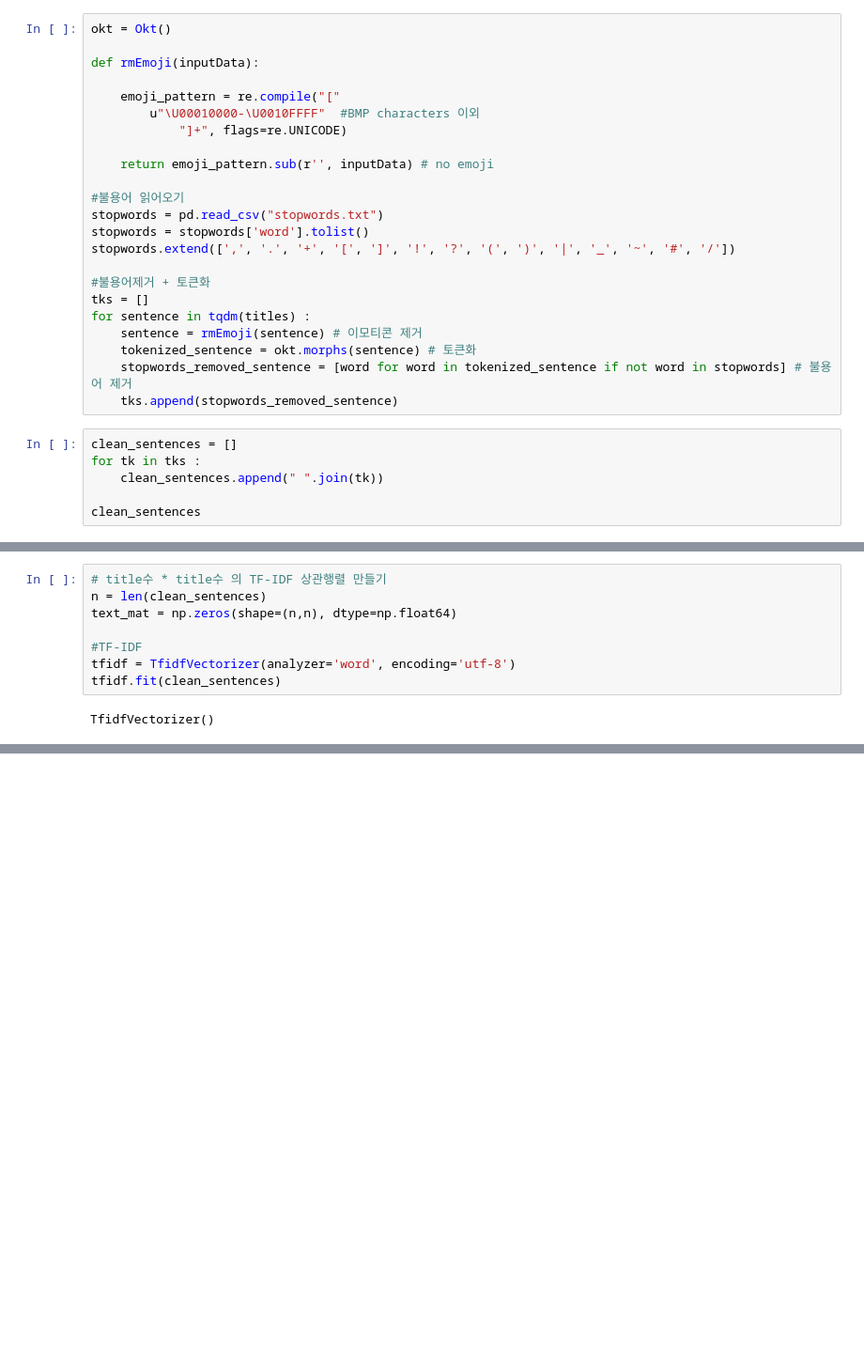
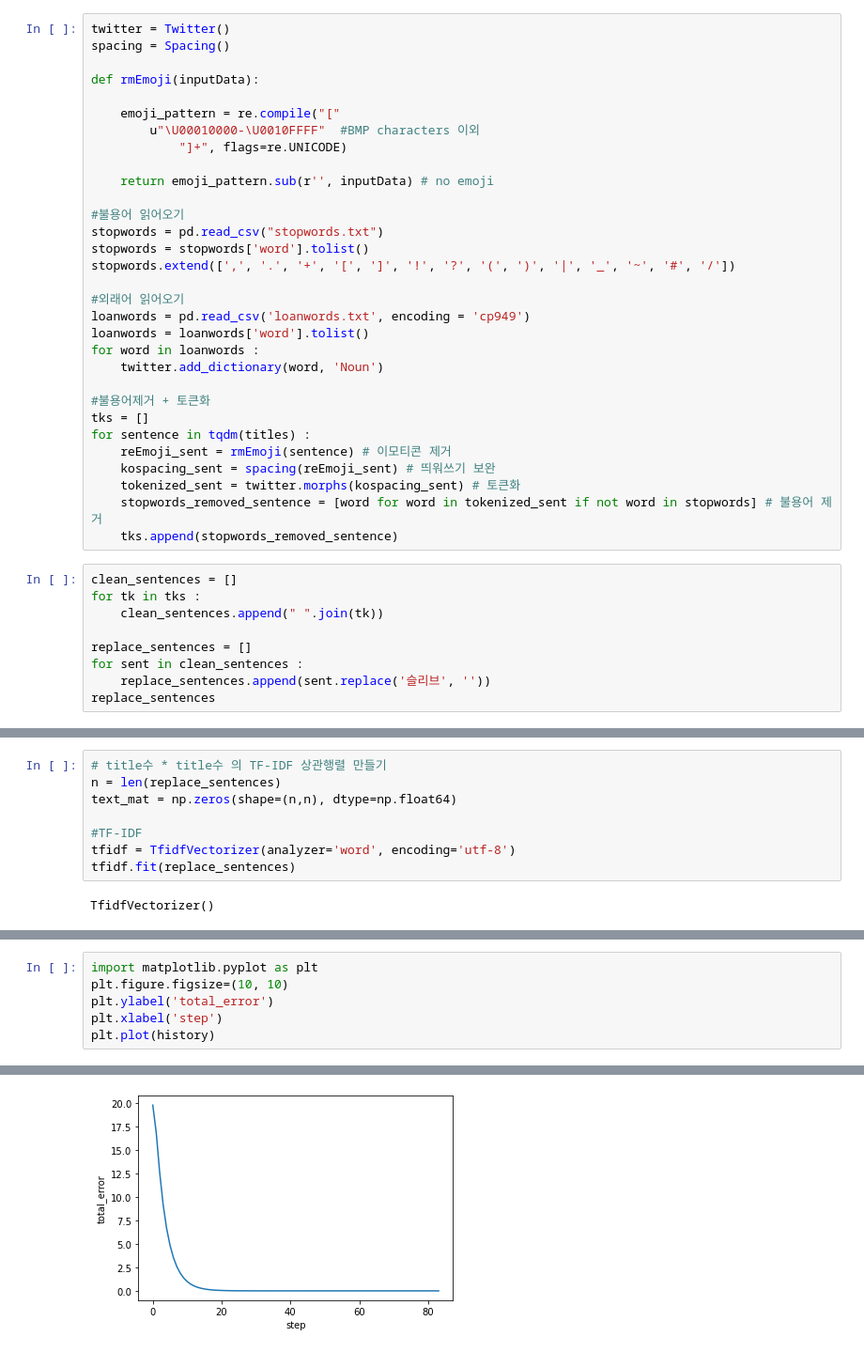
Before and after one commit to 00ddya3/zam_project, a Jupyter notebook: textrank.ipynb, the cells around one changed output, grey strips where cells are left out. Shown: that part at 94% size. Drawn from its saved outputs; the diff is of its cells as text; blank space fills up the shorter version.

```diff
--- a/textrank.ipynb
+++ b/textrank.ipynb
@@ -61,5 +62,6 @@ titles[:5]
 # %%
-okt = Okt()
+twitter = Twitter()
+spacing = Spacing()
 
 def rmEmoji(inputData):
 
@@ -74,17 +76,27 @@ stopwords = pd.read_csv("stopwords.txt")
 stopwords = stopwords['word'].tolist()
 stopwords.extend([',', '.', '+', '[', ']', '!', '?', '(', ')', '|', '_', '~', '#', '/'])
 
+#외래어 읽어오기
+loanwords = pd.read_csv('loanwords.txt', encoding = 'cp949')
+loanwords = loanwords['word'].tolist()
+for word in loanwords :
+    twitter.add_dictionary(word, 'Noun')
+
 #불용어제거 + 토큰화
 tks = []
 for sentence in tqdm(titles) :
-    sentence = rmEmoji(sentence) # 이모티콘 제거
-    tokenized_sentence = okt.morphs(sentence) # 토큰화
-    stopwords_removed_sentence = [word for word in tokenized_sentence if not word in stopwords] # 불용어 제거
+    reEmoji_sent = rmEmoji(sentence) # 이모티콘 제거
+    kospacing_sent = spacing(reEmoji_sent) # 띄워쓰기 보완
+    tokenized_sent = twitter.morphs(kospacing_sent) # 토큰화
+    stopwords_removed_sentence = [word for word in tokenized_sent if not word in stopwords] # 불용어 제거
     tks.append(stopwords_removed_sentence)
 # %%
 clean_sentences = []
 for tk in tks :
     clean_sentences.append(" ".join(tk))
 
-clean_sentences
+replace_sentences = []
+for sent in clean_sentences :
+    replace_sentences.append(sent.replace('슬리브', ''))
+replace_sentences
 # %% [output]
@@ -108,11 +120,11 @@ clean_sentences
 # %%
 # title수 * title수 의 TF-IDF 상관행렬 만들기
-n = len(clean_sentences)
+n = len(replace_sentences)
 text_mat = np.zeros(shape=(n,n), dtype=np.float64)
 
 #TF-IDF
 tfidf = TfidfVectorizer(analyzer='word', encoding='utf-8')
-tfidf.fit(clean_sentences)
+tfidf.fit(replace_sentences)
 # %% [output]
 TfidfVectorizer()
 # %%
@@ -217,0 +273,7 @@ stop = False
+# %%
+import matplotlib.pyplot as plt
+plt.figure.figsize=(10, 10)
+plt.ylabel('total_error')
+plt.xlabel('step')
+plt.plot(history)
+# %% [output]
@@ -217,0 +281 @@ stop = False
+[figure, added]
```
Also changed, not shown: parts of 18 cells of this notebook, 7 other files.
